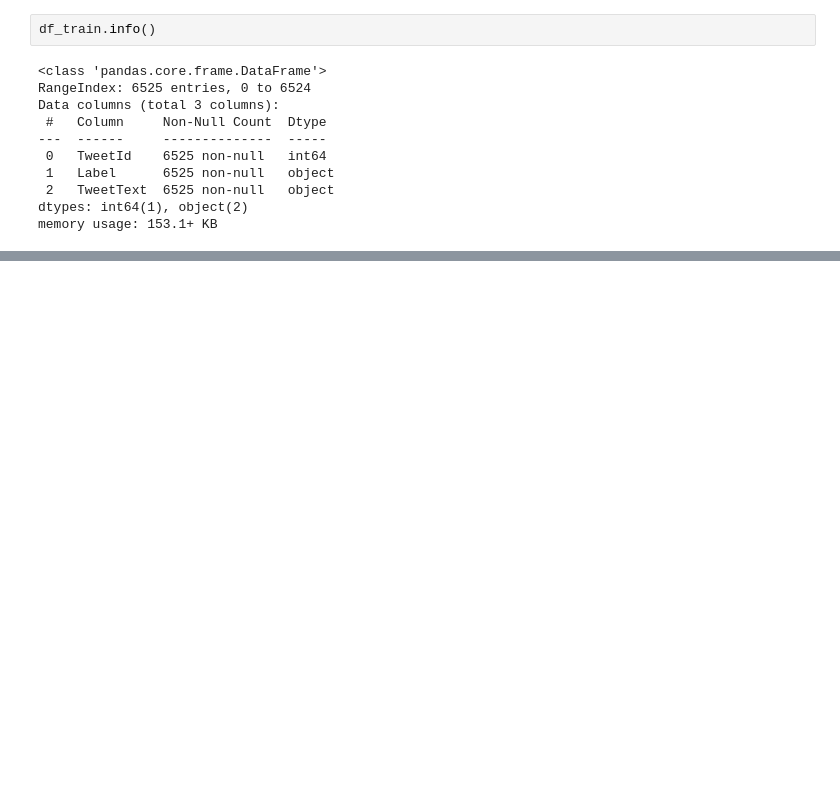
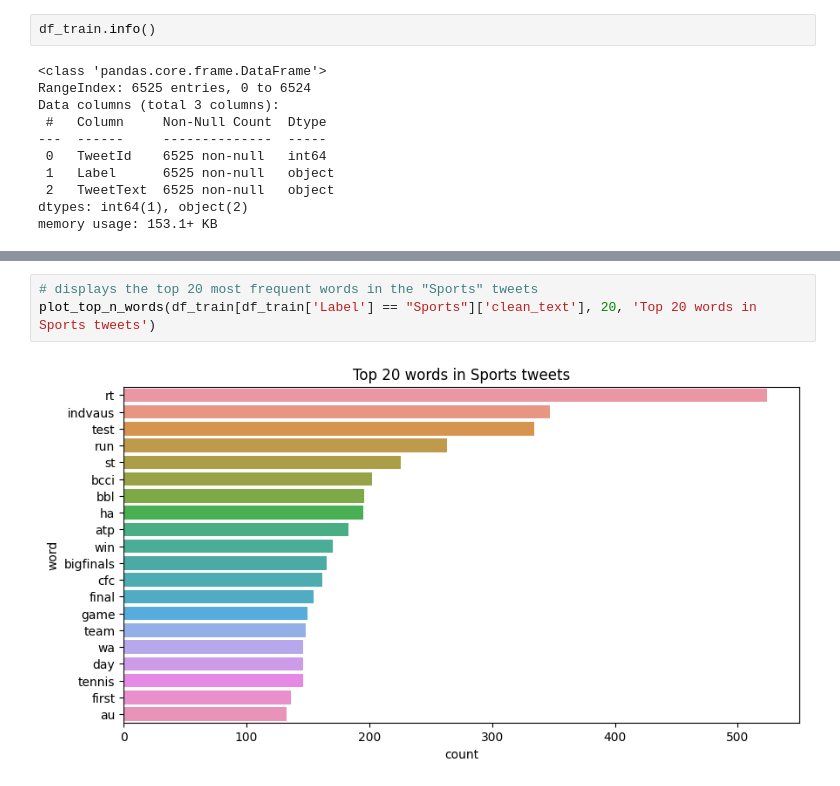
Before and after one commit to yasirech-chammakhy/Tweets-classification, a Jupyter notebook: notebooks/eda.ipynb, the cells around one changed output, grey strips where cells are left out. Drawn from its saved outputs; the diff is of its cells as text; blank space fills up the shorter version.

```diff
--- a/notebooks/eda.ipynb
+++ b/notebooks/eda.ipynb
@@ -62,0 +134,5 @@ memory usage: 153.1+ KB
+# %%
+# displays the top 20 most frequent words in the "Sports" tweets
+plot_top_n_words(df_train[df_train['Label'] == "Sports"]['clean_text'], 20, 'Top 20 words in Sports tweets')
+# %% [output]
+[figure, added]
```
Also changed, not shown: parts of 46 cells of this notebook, 4 other files.
